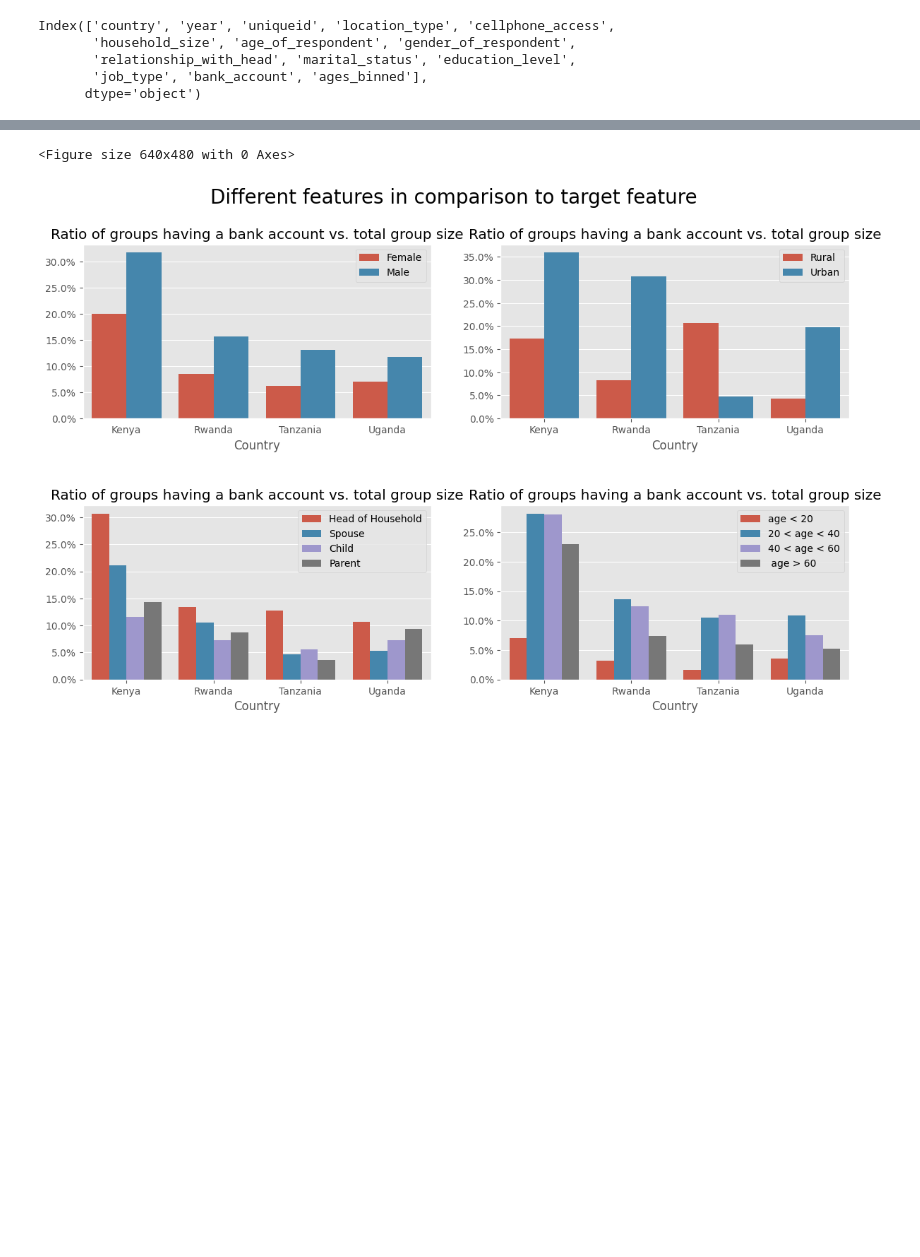
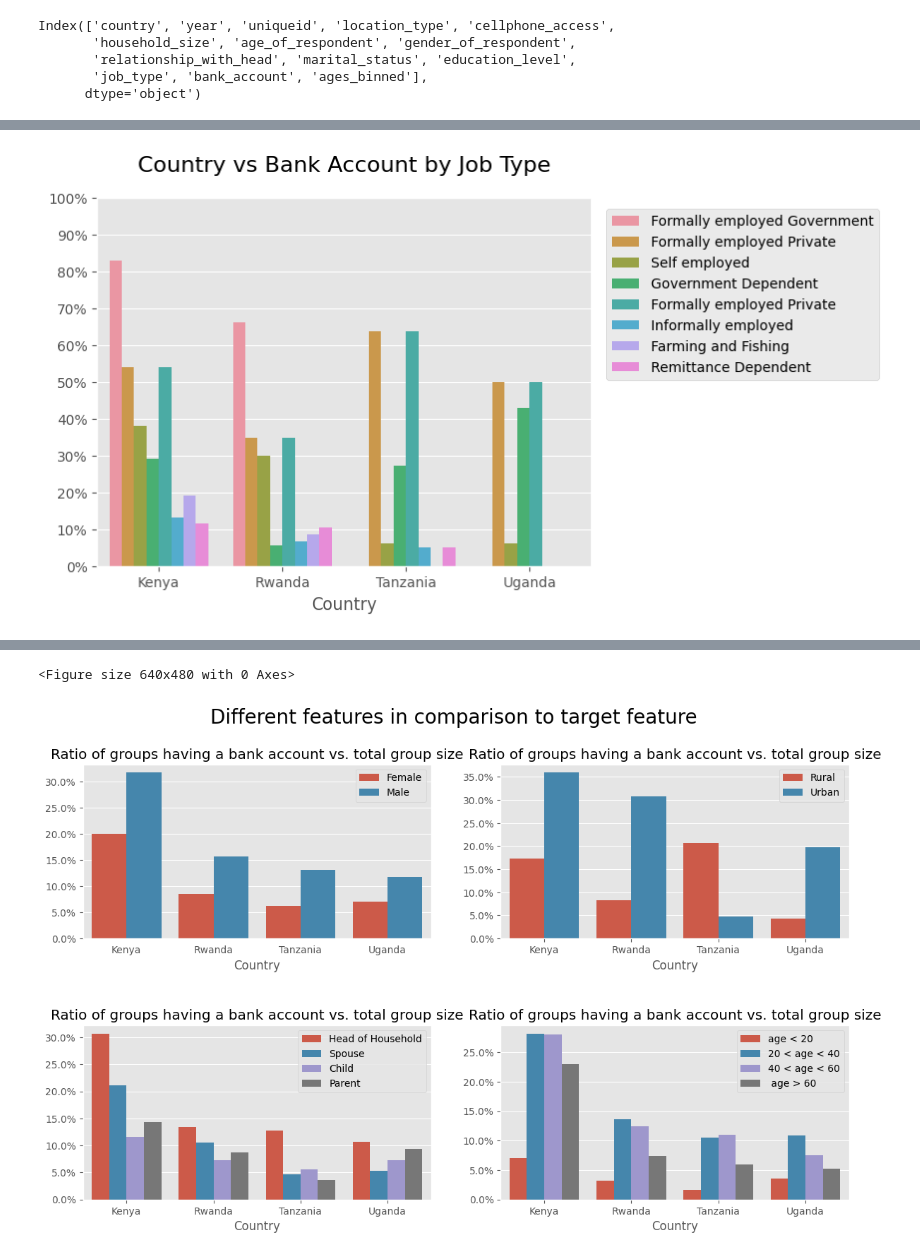
Before and after one commit to ShahiW/Financial-Inclusion-Project, a Jupyter notebook: 5_FeatureEngineering.ipynb, the cells around one changed output, grey strips where cells are left out. Saved outputs shown, nothing was run; the diff lists cells and outputs as text; code cells hidden in the pictures; blank space fills up the shorter version.

```diff
--- a/5_FeatureEngineering.ipynb
+++ b/5_FeatureEngineering.ipynb
@@ -287,0 +288,15 @@ plt.legend(bbox_to_anchor=(1.03, 0.97), loc='upper left', borderaxespad=0);
+# %%
+#5 Job type
+hue = ['Formally employed Government', 'Formally employed Private', 'Self employed', 'Government Dependent', 'Formally employed Private','Informally employed', 'Farming and Fishing', 'Remittance Dependent']
+ax130 = sns.barplot(data=df,x='country', y = 'bank_account', hue = 'job_type', hue_order=hue, errorbar = None)
+plt.title('Country vs Bank Account by Job Type', loc = 'center', y=1.05, fontsize = 16 )
+plt.title
+#plt.title(hspace=0.5)
+ax130.yaxis.set_major_formatter(mtick.PercentFormatter(1.0))
+plt.xlabel('Country')
+plt.ylabel('')
+plt.yticks(np.arange(0, 1.1, 0.1))
+plt.legend(loc = "upper right")
+plt.legend(bbox_to_anchor=(1.03, 0.97), loc='upper left', borderaxespad=0);
+# %% [output]
+[figure, added]
```
Also changed, not shown: parts of 8 cells of this notebook, 4 other files.
